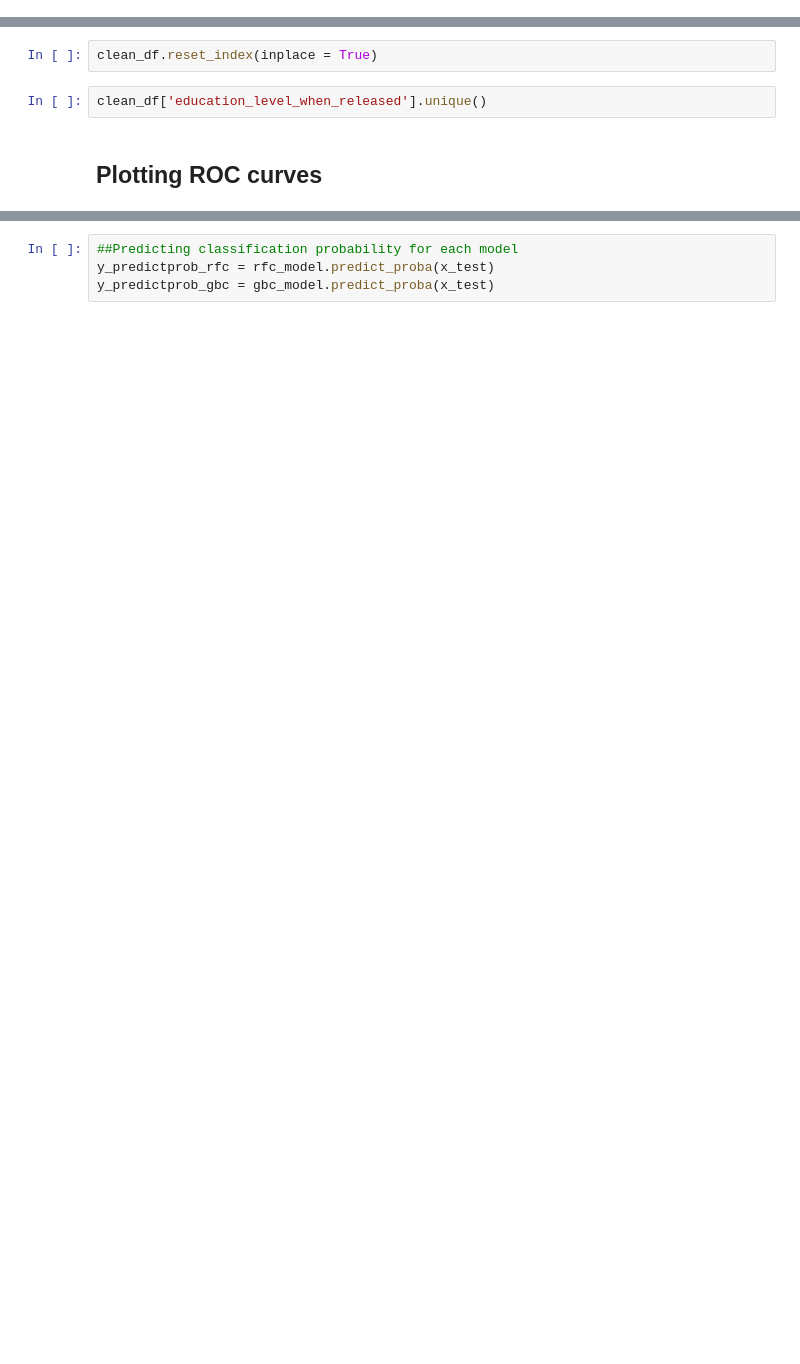
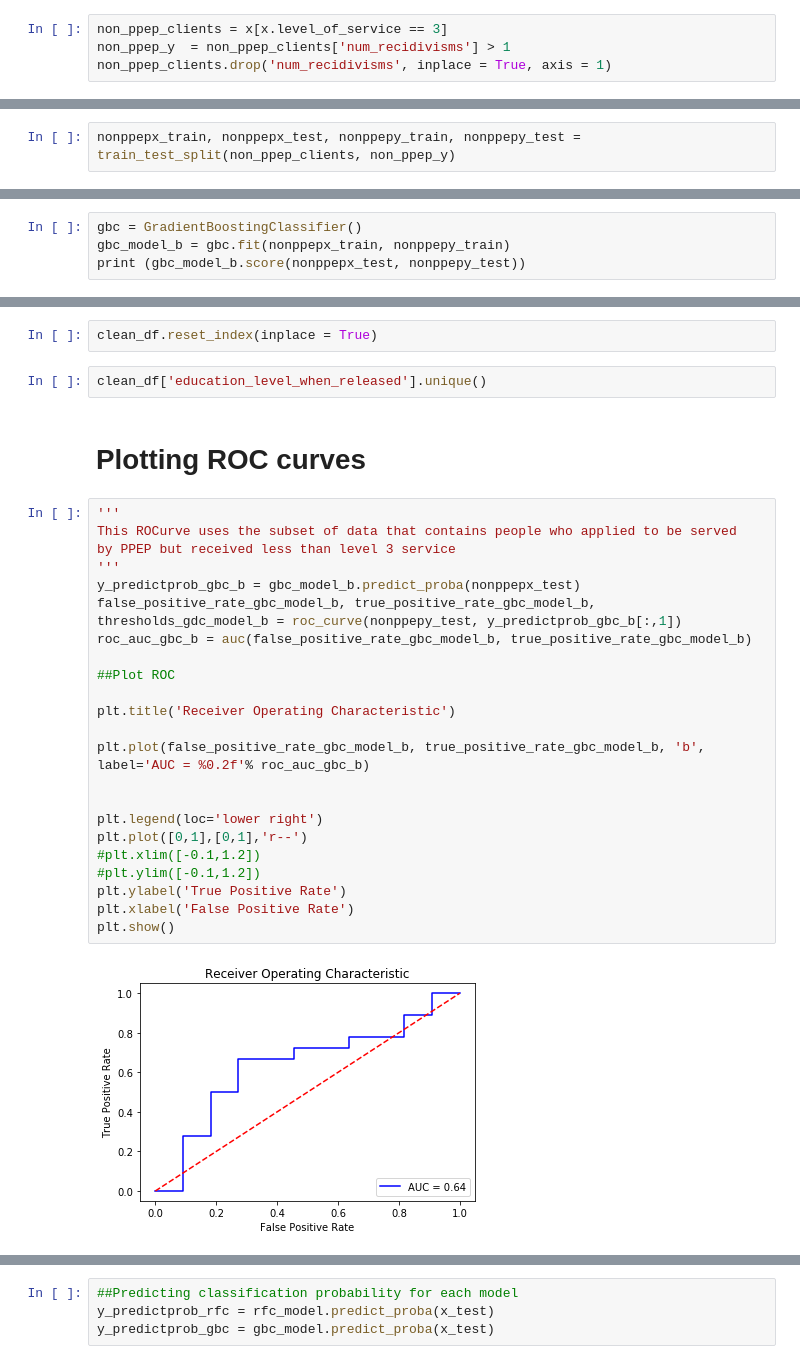
Before and after one commit to rnjeri/algorithmic_bias, a Jupyter notebook: EDA.ipynb, the cells around one changed output, grey strips where cells are left out. Drawn from its saved outputs; the diff is of its cells as text; blank space fills up the shorter version.

Commit message:
ROC curves after subsetting the data on levels of service by PPEP

```diff
--- a/EDA.ipynb
+++ b/EDA.ipynb
@@ -118,0 +150,4 @@ See the caveats in the documentation: http://pandas.pydata.org/pandas-docs/stabl
+# %%
+non_ppep_clients = x[x.level_of_service == 3]
+non_ppep_y  = non_ppep_clients['num_recidivisms'] > 1
+non_ppep_clients.drop('num_recidivisms', inplace = True, axis = 1)
@@ -123,2 +175,4 @@ from sklearn.model_selection import train_test_split
+# %%
+nonppepx_train, nonppepx_test, nonppepy_train, nonppepy_test = train_test_split(non_ppep_clients, non_ppep_y)
 # %%
 x_train, x_test, y_train, y_test = train_test_split(x, y)
@@ -124,0 +191,4 @@ x_train, x_test, y_train, y_test = train_test_split(x, y)
+# %%
+gbc = GradientBoostingClassifier()
+gbc_model_b = gbc.fit(nonppepx_train, nonppepy_train)
+print (gbc_model_b.score(nonppepx_test, nonppepy_test))
@@ -141,4 +211,30 @@ clean_df.reset_index(inplace = True)
 # %%
 clean_df['education_level_when_released'].unique()
 # %% [markdown]
-## Plotting ROC curves
+# Plotting ROC curves
+# %%
+'''
+This ROCurve uses the subset of data that contains people who applied to be served
+by PPEP but received less than level 3 service
+'''
+y_predictprob_gbc_b = gbc_model_b.predict_proba(nonppepx_test)
+false_positive_rate_gbc_model_b, true_positive_rate_gbc_model_b, thresholds_gdc_model_b = roc_curve(nonppepy_test, y_predictprob_gbc_b[:,1])
+roc_auc_gbc_b = auc(false_positive_rate_gbc_model_b, true_positive_rate_gbc_model_b)
+
+##Plot ROC
+
+plt.title('Receiver Operating Characteristic')
+
+plt.plot(false_positive_rate_gbc_model_b, true_positive_rate_gbc_model_b, 'b',
+label='AUC = %0.2f'% roc_auc_gbc_b)
+
+
+plt.legend(loc='lower right')
+plt.plot([0,1],[0,1],'r--')
+#plt.xlim([-0.1,1.2])
+#plt.ylim([-0.1,1.2])
+plt.ylabel('True Positive Rate')
+plt.xlabel('False Positive Rate')
+plt.show()
+# %% [output]
+[figure, added]
```
Also changed, not shown: parts of 23 cells of this notebook.
